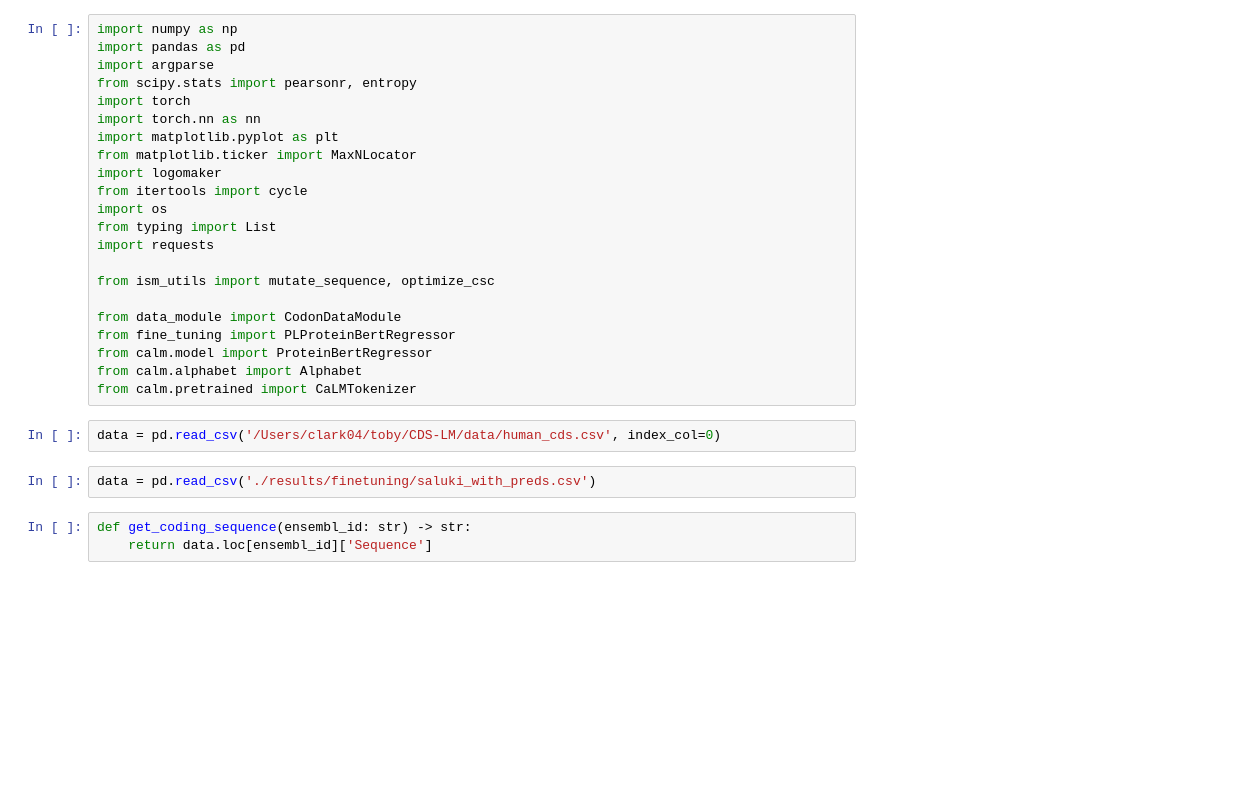
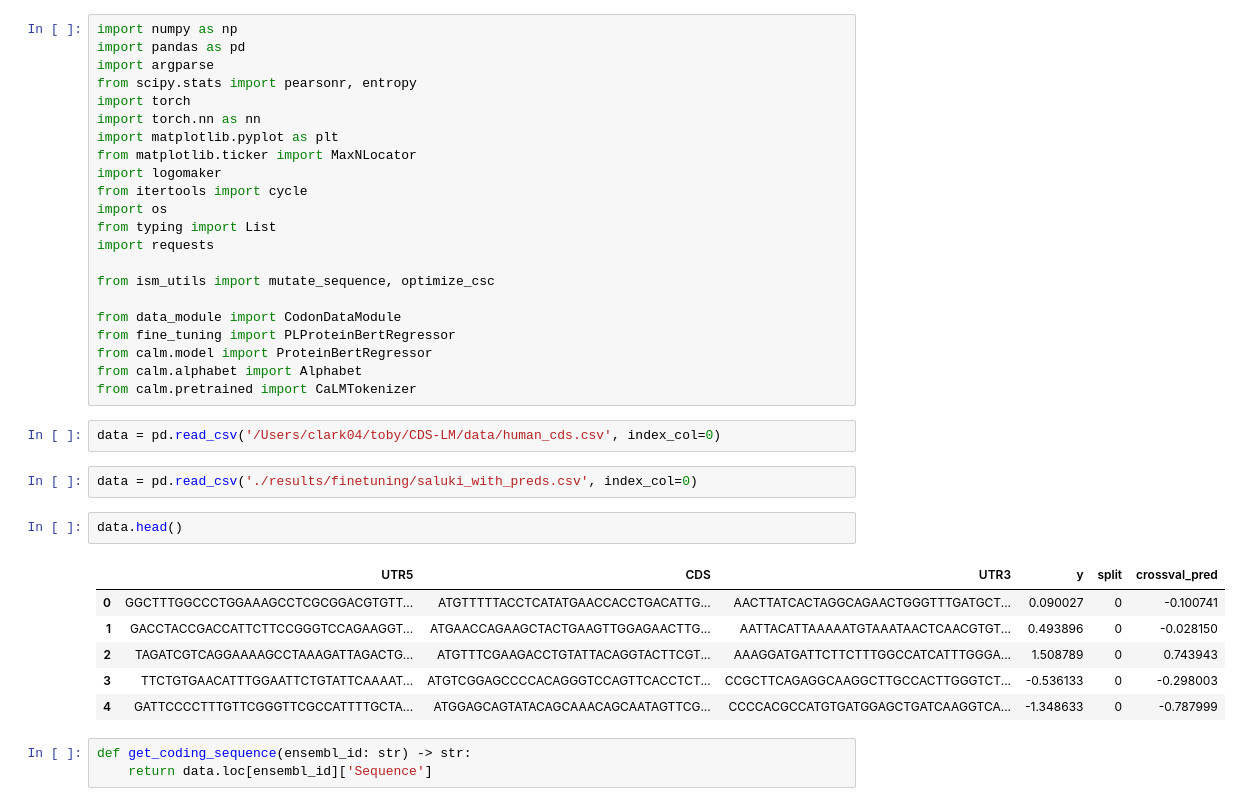
Before and after one commit to toby-clark4/CaLM, a Jupyter notebook: ISM_CaLM.ipynb, the cells around one changed output. Drawn from its saved outputs; the diff is of its cells as text; blank space fills up the shorter version.

```diff
--- a/ISM_CaLM.ipynb
+++ b/ISM_CaLM.ipynb
@@ -23,7 +23,16 @@ from calm.pretrained import CaLMTokenizer
 # %%
 data = pd.read_csv('/Users/clark04/toby/CDS-LM/data/human_cds.csv', index_col=0)
 # %%
-data = pd.read_csv('./results/finetuning/saluki_with_preds.csv')
+data = pd.read_csv('./results/finetuning/saluki_with_preds.csv', index_col=0)
+# %%
+data.head()
+# %% [output]
+|  | UTR5 | CDS | UTR3 | y | split | crossval_pred |
+| 0 | GGCTTTGGCCCTGGAAAGCCTCGCGGACGTGTT... | ATGTTTTTACCTCATATGAACCACCTGACATTG... | AACTTATCACTAGGCAGAACTGGGTTTGATGCT... | 0.090027 | 0 | -0.100741 |
+| 1 | GACCTACCGACCATTCTTCCGGGTCCAGAAGGT... | ATGAACCAGAAGCTACTGAAGTTGGAGAACTTG... | AATTACATTAAAAATGTAAATAACTCAACGTGT... | 0.493896 | 0 | -0.028150 |
+| 2 | TAGATCGTCAGGAAAAGCCTAAAGATTAGACTG... | ATGTTTCGAAGACCTGTATTACAGGTACTTCGT... | AAAGGATGATTCTTCTTTGGCCATCATTTGGGA... | 1.508789 | 0 | 0.743943 |
+| 3 | TTCTGTGAACATTTGGAATTCTGTATTCAAAAT... | ATGTCGGAGCCCCACAGGGTCCAGTTCACCTCT... | CCGCTTCAGAGGCAAGGCTTGCCACTTGGGTCT... | -0.536133 | 0 | -0.298003 |
+| 4 | GATTCCCCTTTGTTCGGGTTCGCCATTTTGCTA... | ATGGAGCAGTATACAGCAAACAGCAATAGTTCG... | CCCCACGCCATGTGATGGAGCTGATCAAGGTCA... | -1.348633 | 0 | -0.787999 |
 # %%
 def get_coding_sequence(ensembl_id: str) -> str:
     return data.loc[ensembl_id]['Sequence']
```
Also changed, not shown: parts of 12 cells of this notebook, 14 other files.
